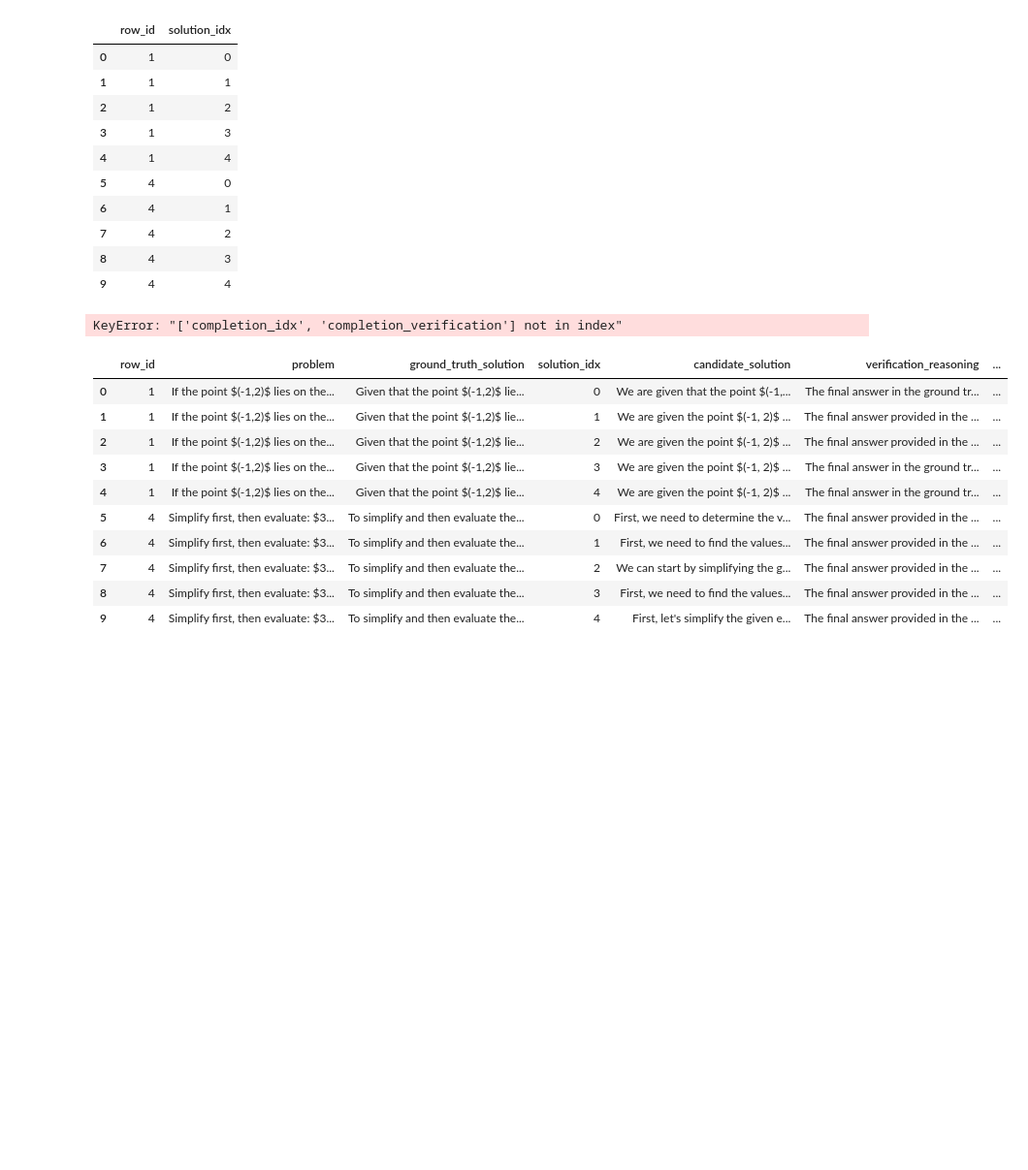
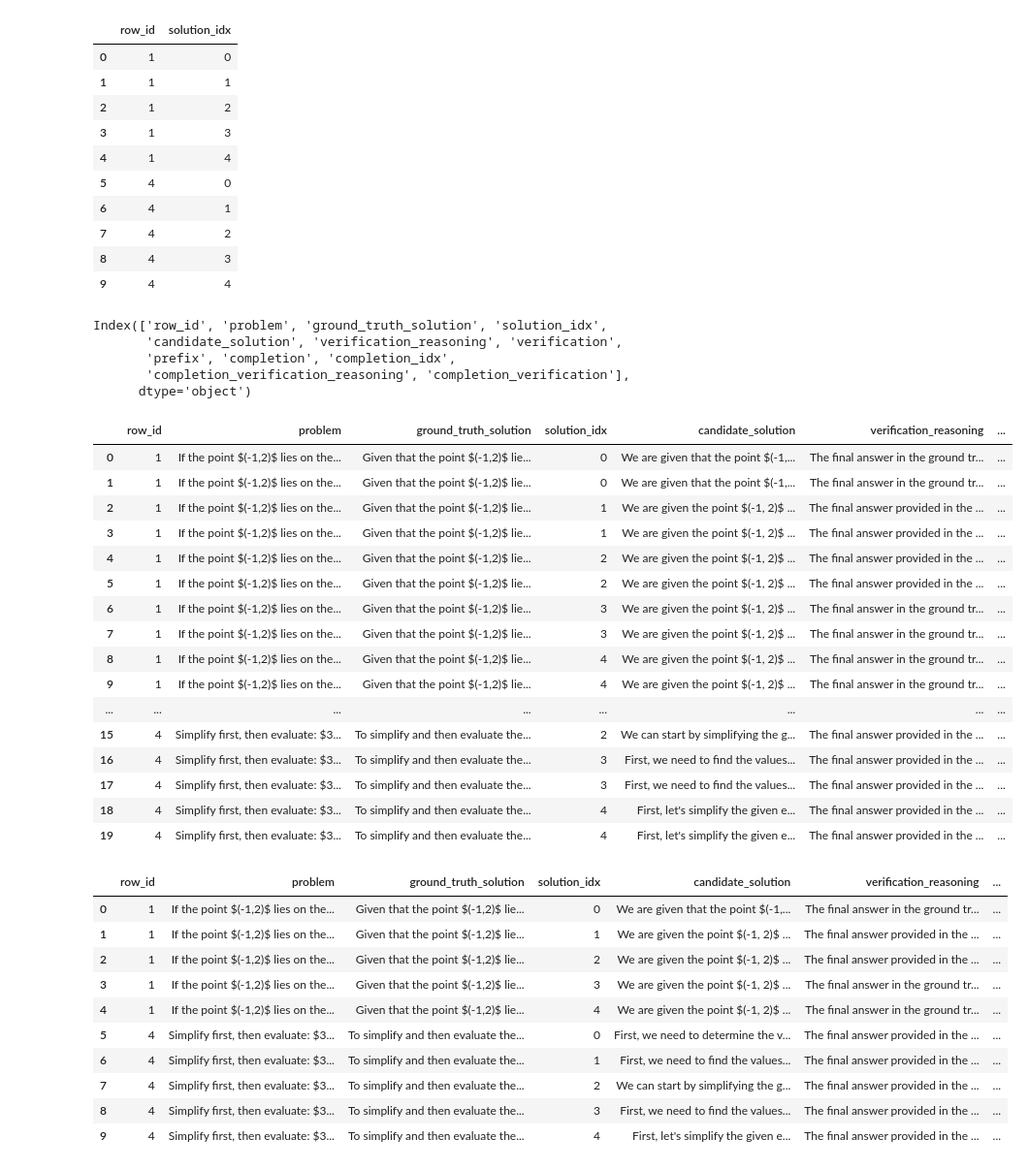
Before and after one commit to sasilver75/cohere-reasoning-v4, a Jupyter notebook: scratch.ipynb, the cells around one changed output. Shown: that part at 97% size. Drawn from its saved outputs; the diff is of its cells as text; code cells hidden in the pictures; blank space fills up the shorter version.

```diff
--- a/scratch.ipynb
+++ b/scratch.ipynb
@@ -17,9 +17,32 @@ df[["row_id", "solution_idx"]].head(30)
 | 9 | 4 | 4 |
 # %%
 df = pd.read_csv("datasets/cn_k12_math_problems_completions_command-r-plus-08-2024_2_5_2_ON.csv")
-df[["row_id", "solution_idx", "completion_idx", "completion_verification"]].head(30)
+# df[["row_id", "solution_idx", "completion_idx", "completion_verification"]].head(30)
+print(df.columns)
+df.head(30)
 # %% [output]
-KeyError: "['completion_idx', 'completion_verification'] not in index"
+Index(['row_id', 'problem', 'ground_truth_solution', 'solution_idx',
+       'candidate_solution', 'verification_reasoning', 'verification',
+       'prefix', 'completion', 'completion_idx',
+       'completion_verification_reasoning', 'completion_verification'],
+      dtype='object')
+|  | row_id | problem | ground_truth_solution | solution_idx | candidate_solution | verification_reasoning | ... |
+| 0 | 1 | If the point $(-1,2)$ lies on the... | Given that the point $(-1,2)$ lie... | 0 | We are given that the point $(-1,... | The final answer in the ground tr... | ... |
+| 1 | 1 | If the point $(-1,2)$ lies on the... | Given that the point $(-1,2)$ lie... | 0 | We are given that the point $(-1,... | The final answer in the ground tr... | ... |
+| 2 | 1 | If the point $(-1,2)$ lies on the... | Given that the point $(-1,2)$ lie... | 1 | We are given the point $(-1, 2)$ ... | The final answer provided in the ... | ... |
+| 3 | 1 | If the point $(-1,2)$ lies on the... | Given that the point $(-1,2)$ lie... | 1 | We are given the point $(-1, 2)$ ... | The final answer provided in the ... | ... |
+| 4 | 1 | If the point $(-1,2)$ lies on the... | Given that the point $(-1,2)$ lie... | 2 | We are given the point $(-1, 2)$ ... | The final answer provided in the ... | ... |
+| 5 | 1 | If the point $(-1,2)$ lies on the... | Given that the point $(-1,2)$ lie... | 2 | We are given the point $(-1, 2)$ ... | The final answer provided in the ... | ... |
+| 6 | 1 | If the point $(-1,2)$ lies on the... | Given that the point $(-1,2)$ lie... | 3 | We are given the point $(-1, 2)$ ... | The final answer in the ground tr... | ... |
+| 7 | 1 | If the point $(-1,2)$ lies on the... | Given that the point $(-1,2)$ lie... | 3 | We are given the point $(-1, 2)$ ... | The final answer in the ground tr... | ... |
+| 8 | 1 | If the point $(-1,2)$ lies on the... | Given that the point $(-1,2)$ lie... | 4 | We are given the point $(-1, 2)$ ... | The final answer in the ground tr... | ... |
+| 9 | 1 | If the point $(-1,2)$ lies on the... | Given that the point $(-1,2)$ lie... | 4 | We are given the point $(-1, 2)$ ... | The final answer in the ground tr... | ... |
+| ... | ... | ... | ... | ... | ... | ... | ... |
+| 15 | 4 | Simplify first, then evaluate: $3... | To simplify and then evaluate the... | 2 | We can start by simplifying the g... | The final answer provided in the ... | ... |
+| 16 | 4 | Simplify first, then evaluate: $3... | To simplify and then evaluate the... | 3 | First, we need to find the values... | The final answer provided in the ... | ... |
+| 17 | 4 | Simplify first, then evaluate: $3... | To simplify and then evaluate the... | 3 | First, we need to find the values... | The final answer provided in the ... | ... |
+| 18 | 4 | Simplify first, then evaluate: $3... | To simplify and then evaluate the... | 4 | First, let's simplify the given e... | The final answer provided in the ... | ... |
+| 19 | 4 | Simplify first, then evaluate: $3... | To simplify and then evaluate the... | 4 | First, let's simplify the given e... | The final answer provided in the ... | ... |
 # %%
 df = pd.read_csv("datasets/cn_k12_math_problems_completions_command-r-plus-08-2024_2_5_1_ON.csv")
 df.head(15)
```
Also changed, not shown: 2 other files.
